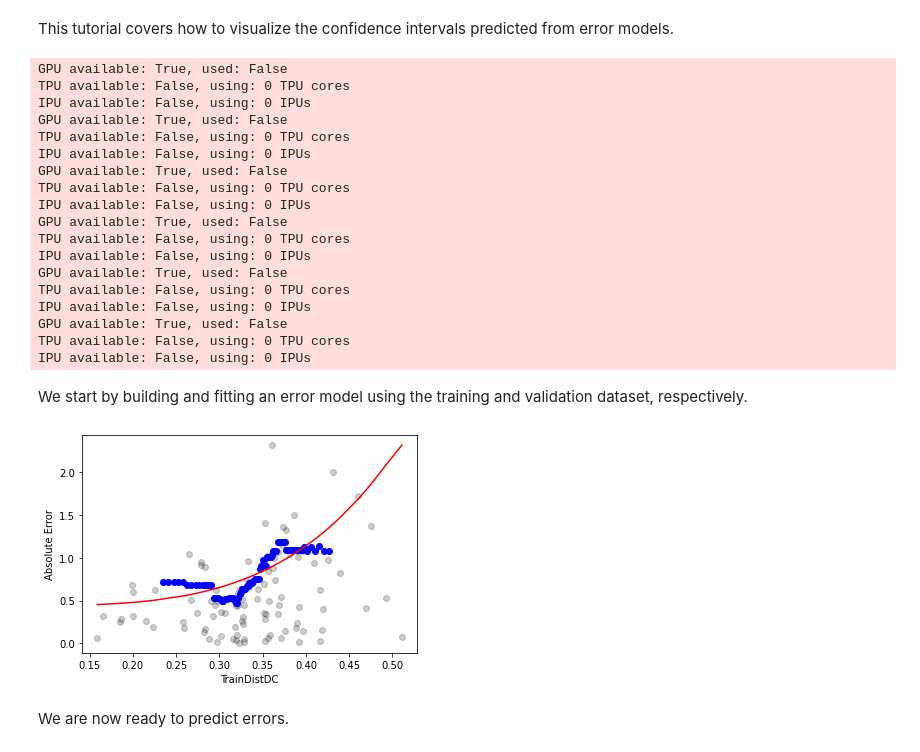
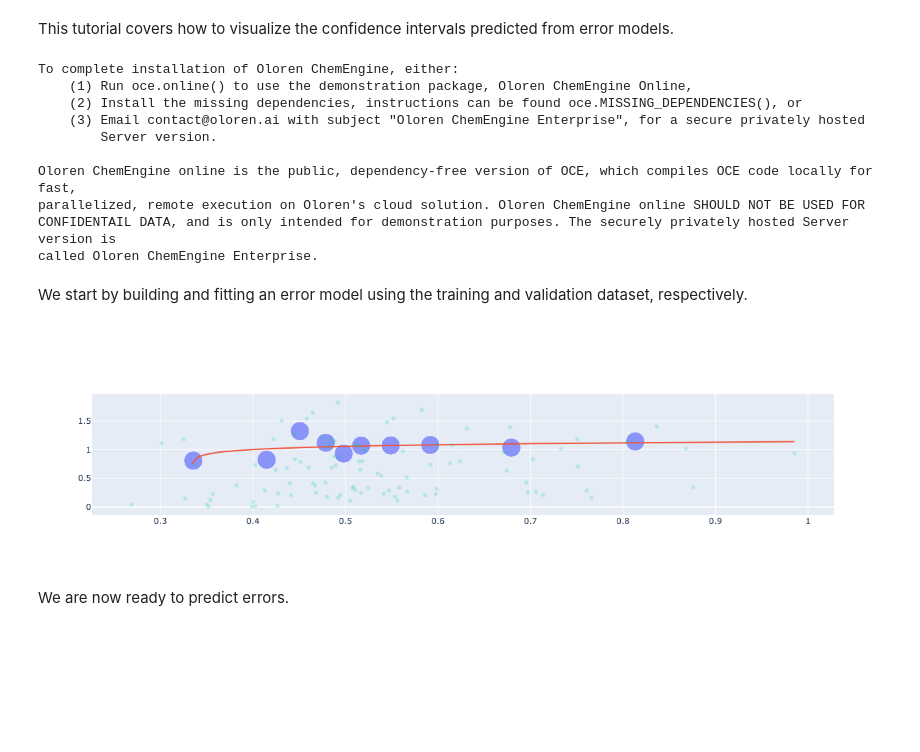
Before and after one commit to Oloren-AI/olorenchemengine, a Jupyter notebook: examples/2D_Visualizing_Errors.ipynb, the cells around one changed output. Drawn from its saved outputs; the diff is of its cells as text; code cells hidden in the pictures; blank space fills up the shorter version.

```diff
--- a/examples/2D_Visualizing_Errors.ipynb
+++ b/examples/2D_Visualizing_Errors.ipynb
@@ -16,36 +16,28 @@ dataset = oce.BaseDataset(data = df.to_csv(),
     property_col = "exp",
     structure_col = "smiles") + oce.RandomSplit()
 
-model = oce.TOP_MODELS_ADMET()[1]
+model = oce.RandomForestModel(oce.OlorenCheckpoint("default"), n_estimators=1000)
 model.fit(*dataset.train_dataset)
 # %% [output]
-GPU available: True, used: False
-TPU available: False, using: 0 TPU cores
-IPU available: False, using: 0 IPUs
-GPU available: True, used: False
-TPU available: False, using: 0 TPU cores
-IPU available: False, using: 0 IPUs
-GPU available: True, used: False
-TPU available: False, using: 0 TPU cores
-IPU available: False, using: 0 IPUs
-GPU available: True, used: False
-TPU available: False, using: 0 TPU cores
-IPU available: False, using: 0 IPUs
-GPU available: True, used: False
-TPU available: False, using: 0 TPU cores
-IPU available: False, using: 0 IPUs
-GPU available: True, used: False
-TPU available: False, using: 0 TPU cores
-IPU available: False, using: 0 IPUs
+To complete installation of Oloren ChemEngine, either:
+    (1) Run oce.online() to use the demonstration package, Oloren ChemEngine Online,
+    (2) Install the missing dependencies, instructions can be found oce.MISSING_DEPENDENCIES(), or
+    (3) Email contact@oloren.ai with subject "Oloren ChemEngine Enterprise", for a secure privately hosted
+        Server version.
+
+Oloren ChemEngine online is the public, dependency-free version of OCE, which compiles OCE code locally for fast,
+parallelized, remote execution on Oloren's cloud solution. Oloren ChemEngine online SHOULD NOT BE USED FOR
+CONFIDENTAIL DATA, and is only intended for demonstration purposes. The securely privately hosted Server version is
+called Oloren ChemEngine Enterprise.
 # %% [markdown]
 We start by building and fitting an error model using the training and validation dataset, respectively.
 # %%
-error_model = oce.TrainDistDC(ci=0.8, method = "roll", window=20)
-error_model.build(model, dataset.train_dataset[0], dataset.train_dataset[1])
+error_model = oce.TrainDistDC(ci=0.8, bins=10)
+error_model.build(model, *dataset.train_dataset)
 # %%
-error_model.fit(dataset.valid_dataset[0], dataset.valid_dataset[1])
+error_model.fit(*dataset.valid_dataset)
 # %% [output]
-[figure, old version]
+[figure, new version]
 # %% [markdown]
 We are now ready to predict errors.
 # %%
```
Also changed, not shown: parts of 2 cells of this notebook, 6 other files.
